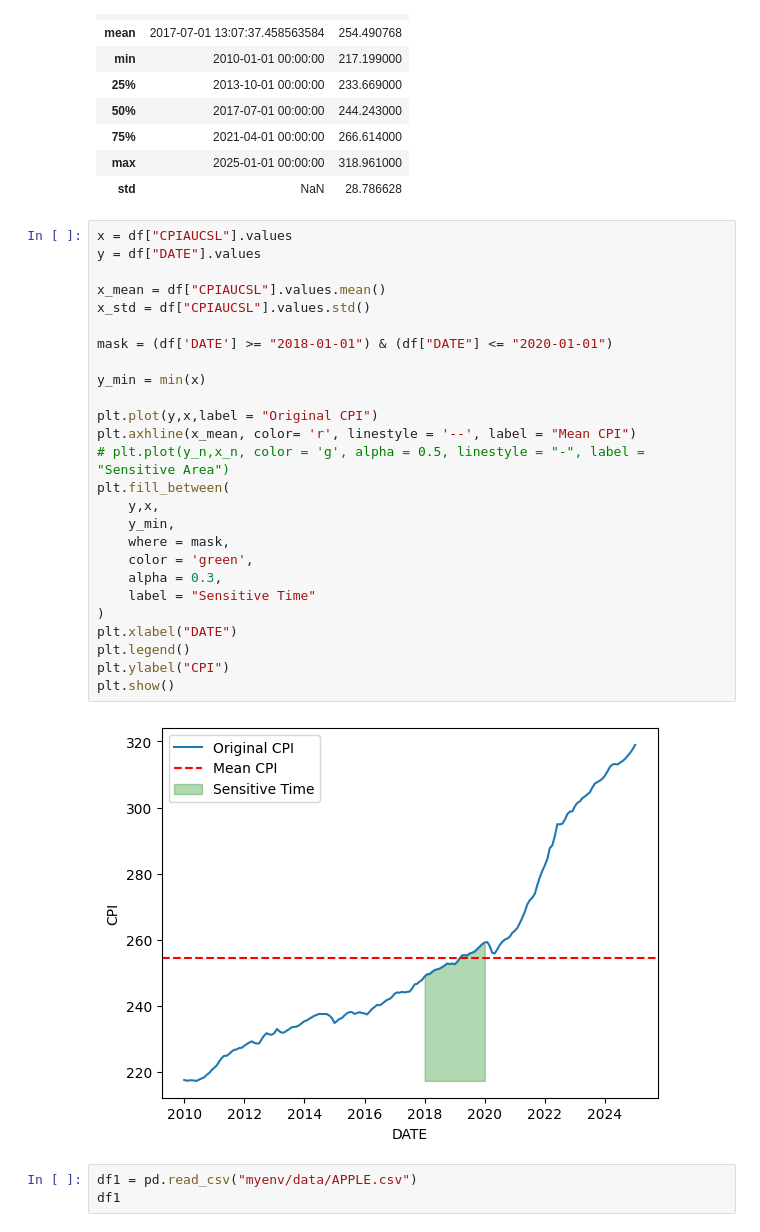
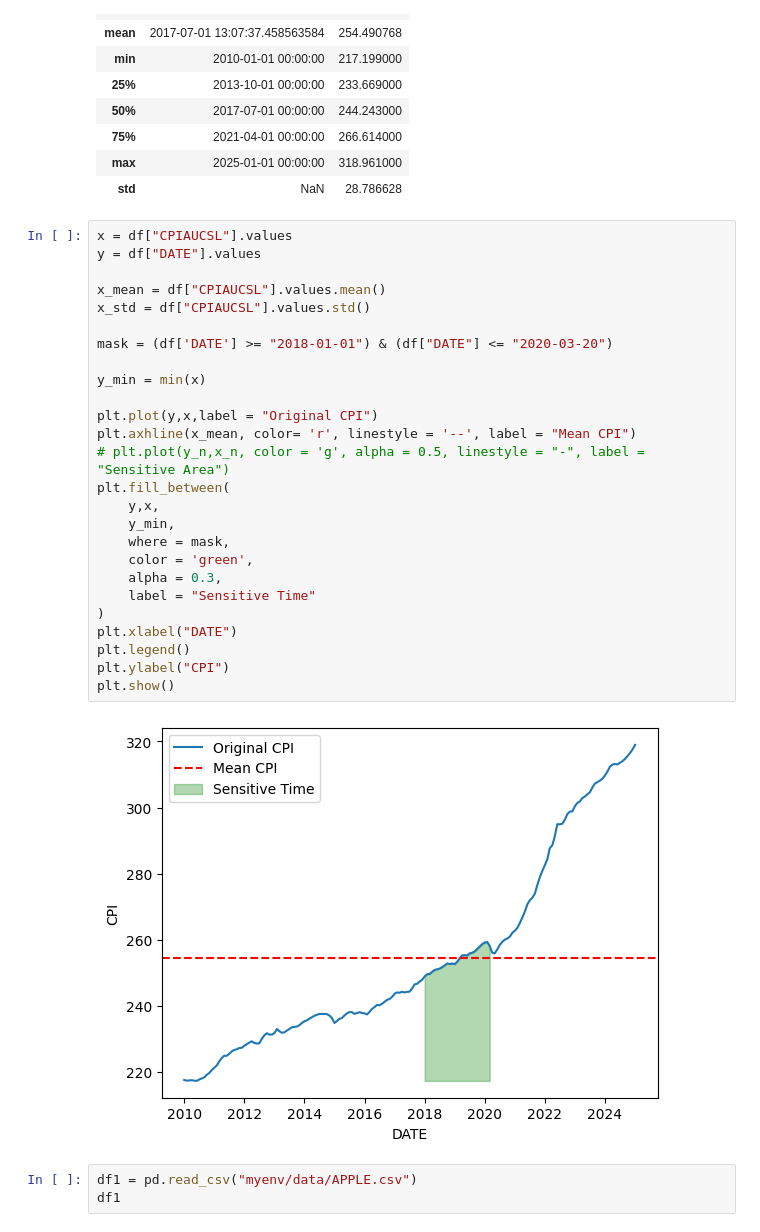
Before and after one commit to tanmaykumarchaki/AI-Driven-Market-Transformation-Analytics, a Jupyter notebook: data_import.ipynb, the cells around one changed output. Cells and saved outputs as stored; diff of their text form.

```diff
--- a/data_import.ipynb
+++ b/data_import.ipynb
@@ -47,31 +47,31 @@ df.describe()
 # %%
 x = df["CPIAUCSL"].values
 y = df["DATE"].values
 
 x_mean = df["CPIAUCSL"].values.mean()
 x_std = df["CPIAUCSL"].values.std()
 
-mask = (df['DATE'] >= "2018-01-01") & (df["DATE"] <= "2020-01-01")
+mask = (df['DATE'] >= "2018-01-01") & (df["DATE"] <= "2020-03-20")
 
 y_min = min(x)
 
 plt.plot(y,x,label = "Original CPI")
 plt.axhline(x_mean, color= 'r', linestyle = '--', label = "Mean CPI")
 # plt.plot(y_n,x_n, color = 'g', alpha = 0.5, linestyle = "-", label = "Sensitive Area")
 plt.fill_between(
     y,x,
     y_min,
     where = mask,
     color = 'green',
     alpha = 0.3,
     label = "Sensitive Time"
 )
 plt.xlabel("DATE")
 plt.legend()
 plt.ylabel("CPI")
 plt.show()
 # %% [output]
-[figure, old version]
+[figure, new version]
 # %%
 df1 = pd.read_csv("myenv/data/APPLE.csv")
 df1
```
Also changed, not shown: parts of 10 cells of this notebook.
